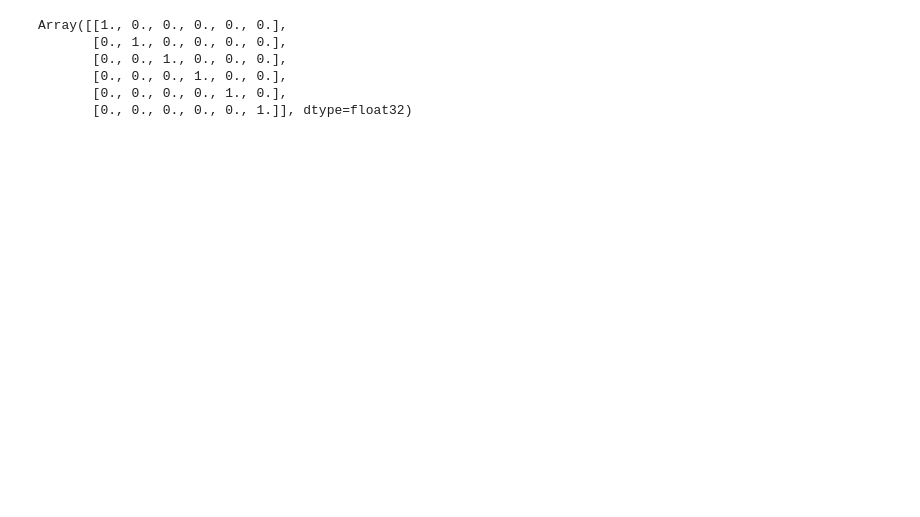
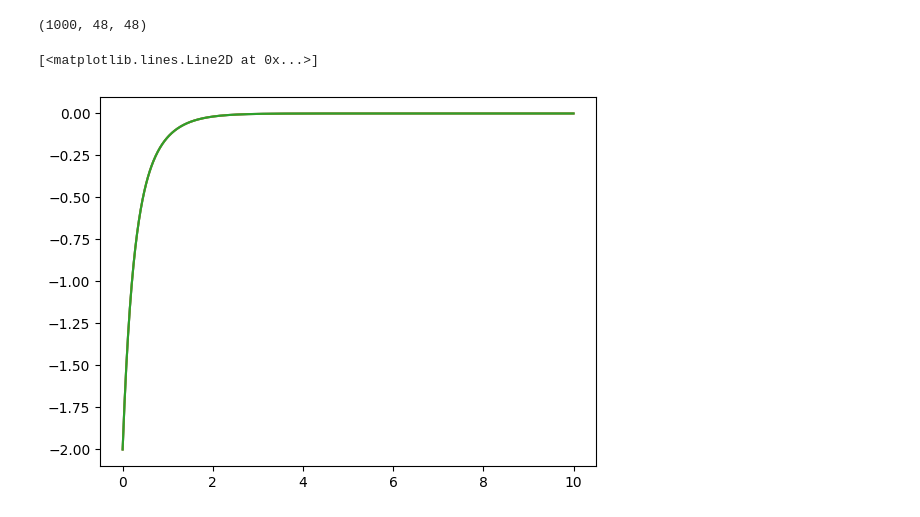
Before and after one commit to Whatisthisname/probabilistic-PDE-solver-on-manifold, a Jupyter notebook: app/taylor_coordinates.ipynb, the cells around one changed output. Drawn from its saved outputs; the diff is of its cells as text; code cells hidden in the pictures; blank space fills up the shorter version.

```diff
--- a/app/taylor_coordinates.ipynb
+++ b/app/taylor_coordinates.ipynb
@@ -78,28 +75,50 @@ highest vertex:  0.8506508
-# %%
-def taylor_coef_diag(h: float, state: int, derivatives: int) -> jnp.ndarray:
-    elements: jnp.ndarray = jnp.arange(derivatives, -1, -1)
-    factorial = jnp.cumprod(jnp.arange(1, derivatives + 1))[::-1]
-    factorial = jnp.concatenate([factorial, jnp.array([1])])
-    elements = jnp.power(h, elements)
-    elements = elements / factorial
-    return jnp.repeat(elements, state + 1) * jnp.sqrt(h)
-
-
-def taylor_matrix(h: float, state: int, derivatives: int) -> jnp.ndarray:
-    diag = taylor_coef_diag(h, state, derivatives)
-    return jnp.diag(diag)
-
-
-def inverse_taylor_matrix(h: float, state: int, derivatives: int) -> jnp.ndarray:
-    diag = taylor_coef_diag(h, state, derivatives)
-    return jnp.diag(1 / diag)
-
-
-(taylor_matrix(0.1, 1, 2) @ inverse_taylor_matrix(0.1, 1, 2)).round(4)
-# %% [output]
-Array([[1., 0., 0., 0., 0., 0.],
-       [0., 1., 0., 0., 0., 0.],
-       [0., 0., 1., 0., 0., 0.],
-       [0., 0., 0., 1., 0., 0.],
-       [0., 0., 0., 0., 1., 0.],
-       [0., 0., 0., 0., 0., 1.]], dtype=float32)
+# %%
+import jax
+import jax.numpy as jnp
+from probdiffeq import ivpsolve, ivpsolvers, taylor, stats
+from probdiffeq.impl import impl
+
+jax.config.update("jax_platform_name", "cpu")
+
+
+@jax.jit
+def vf(y, *, t):  # noqa: ARG001
+    return mesh.laplace_matrix @ y
+
+
+t0, t1 = 0.0, 10.0
+
+impl.select("dense", ode_shape=(12,))
+
+q = 3  # THIS IS THE ONLY NUMBER I'VE BEEN CHANGING
+
+ibm = ivpsolvers.prior_ibm(num_derivatives=q)
+ts0 = ivpsolvers.correction_ts1(ode_order=1)
+
+strategy = ivpsolvers.strategy_smoother(ibm, ts0)
+solver = ivpsolvers.solver(strategy)
+
+tcoeffs = taylor.odejet_padded_scan(lambda y: vf(y, t=t0), (u0,), num=q)
+output_scale = 1.0  # or any other value with the same shape
+init = solver.initial_condition(tcoeffs, output_scale)
+
+dt0 = ivpsolve.dt0(lambda y: vf(y, t=t0), (u0,))  # or use e.g. dt0=0.1
+solution = ivpsolve.solve_fixed_grid(
+    vf, init, grid=jnp.linspace(0, 10, steps), solver=solver
+)
+
+marginals = stats.calibrate(solution.marginals, solution.output_scale)
+print(marginals.cholesky.shape)
+cov_mats = jnp.einsum("ijk,ilk->ijl", marginals.cholesky, marginals.cholesky)
+
+std = jnp.sqrt(cov_mats[:, yleast_point, yleast_point])
+mean = solution.u[:, yleast_point]
+
+# Looking at the solution
+plt.plot(solution.t, mean)
+plt.plot(solution.t, mean + 3.0 * std)
+plt.plot(solution.t, mean - 3.0 * std)
+# %% [output]
+(1000, 48, 48)
+[<matplotlib.lines.Line2D at 0x...>]
+[figure, added]
```
Also changed, not shown: parts of 5 cells of this notebook, 19 other files.
